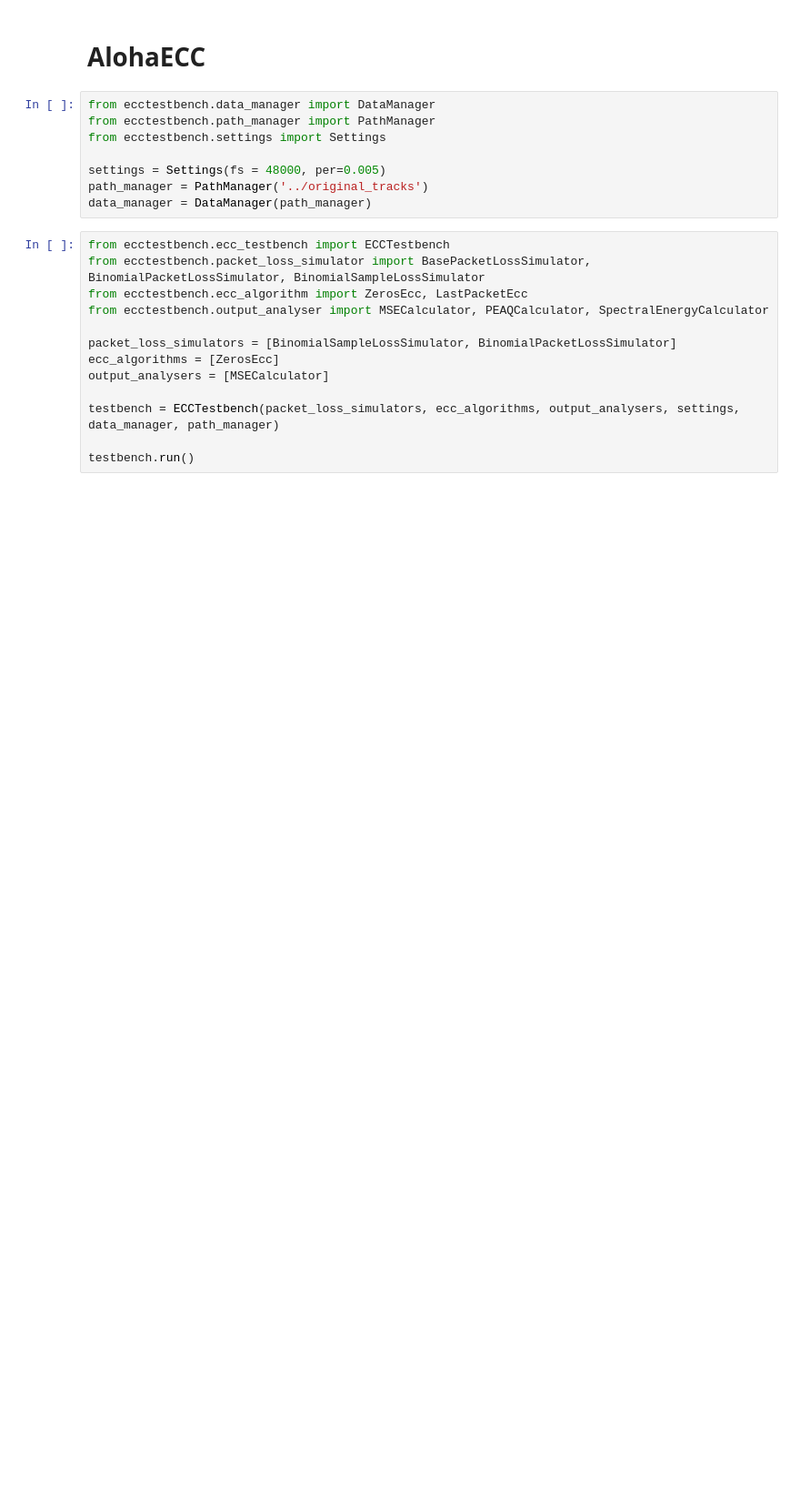
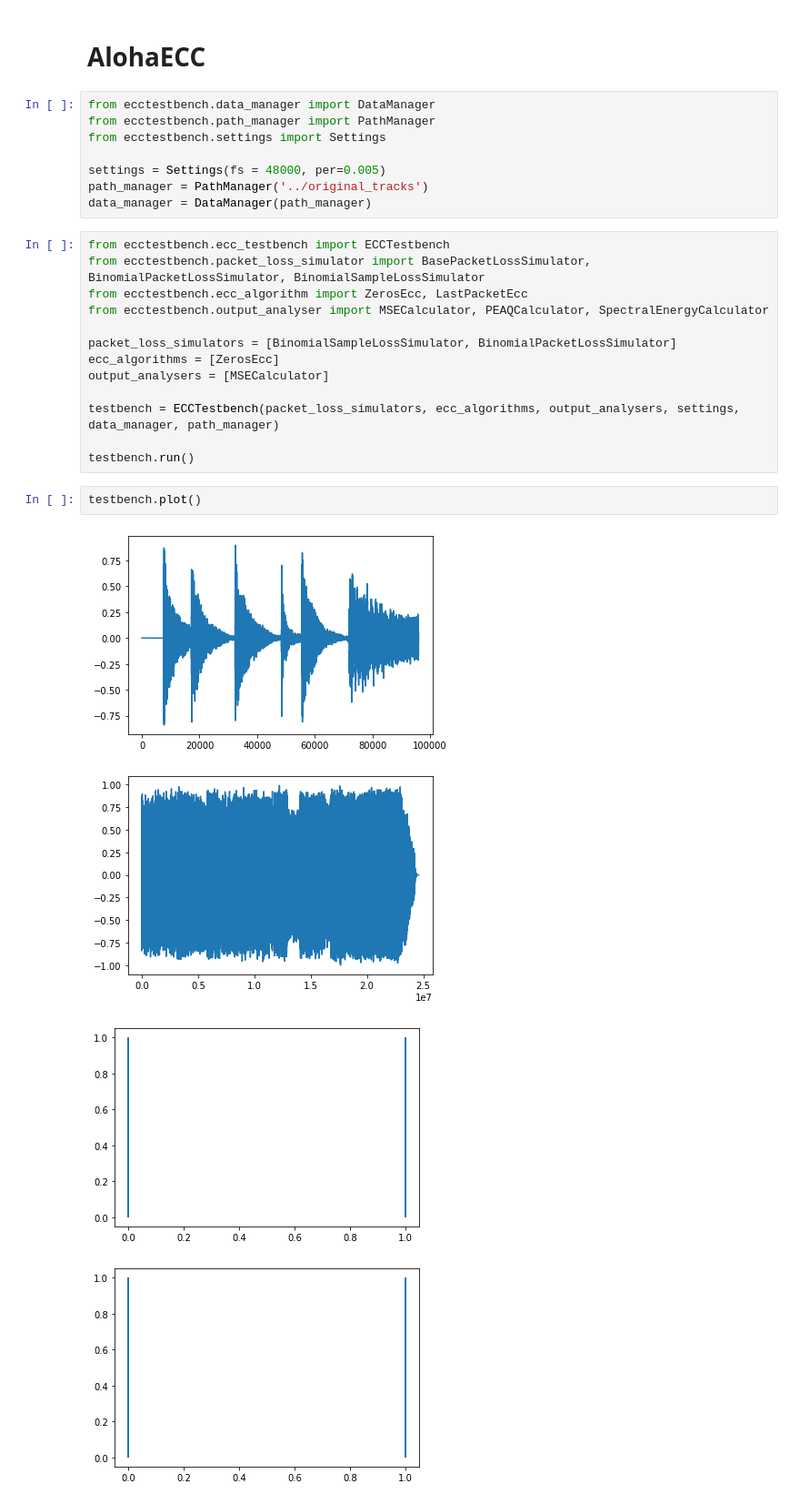
Before and after one commit to LucaVignati/plc-testbench, a Jupyter notebook: alohaecc.ipynb, the cells around one changed output. Shown: that part at 91% size. Drawn from its saved outputs; the diff is of its cells as text; blank space fills up the shorter version.

Commit message:
Extended plot capabilities

```diff
--- a/alohaecc.ipynb
+++ b/alohaecc.ipynb
@@ -21,3 +21,10 @@ output_analysers = [MSECalculator]
 testbench = ECCTestbench(packet_loss_simulators, ecc_algorithms, output_analysers, settings, data_manager, path_manager)
 
 testbench.run()
+# %%
+testbench.plot()
+# %% [output]
+[figure, added]
+[figure, added]
+[figure, added]
+[figure, added]
```
Also changed, not shown: 6 other files.
